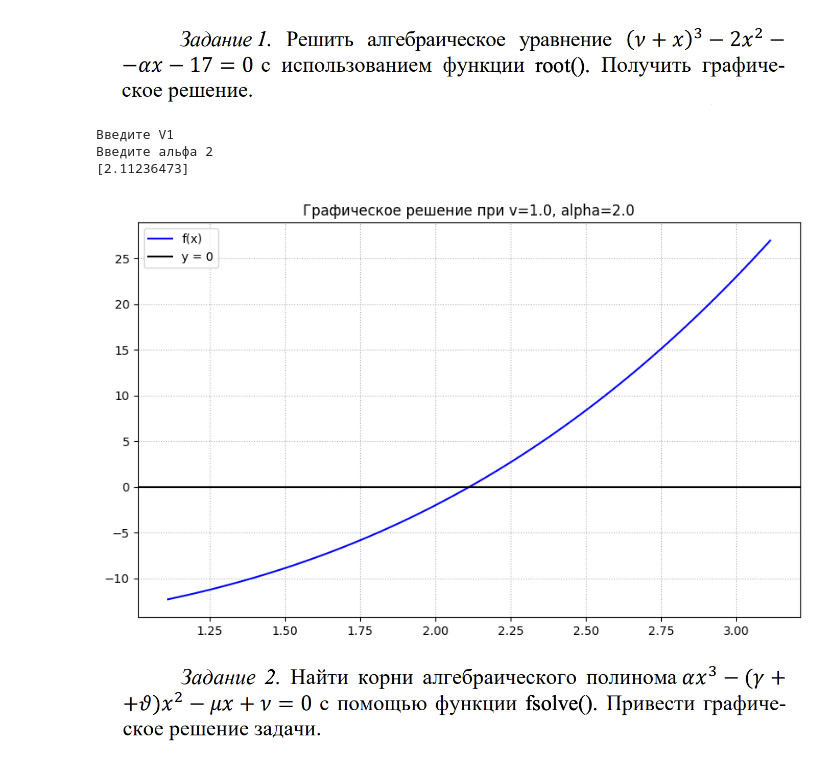
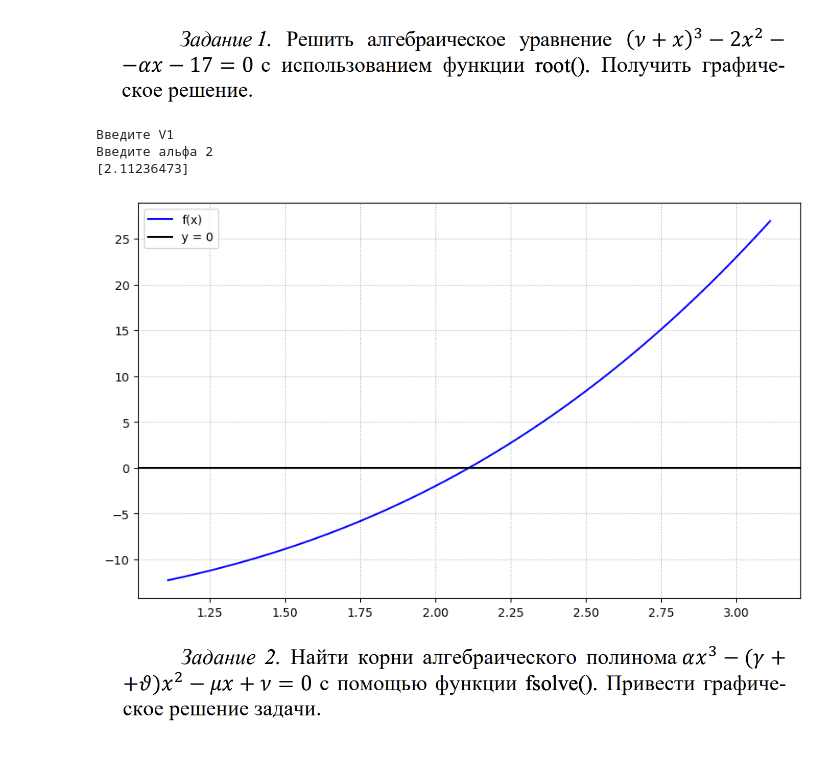
Before and after one commit to DanisStepanov/Computer-mathematics-systems, a Jupyter notebook: 4. Библиотека SciPy/Практическая_работа_№4_Библиотека_SciPy_Часть_№1.ipynb, the cells around one changed output. Drawn from its saved outputs; the diff is of its cells as text; code cells hidden in the pictures.

```diff
--- a/4. Библиотека SciPy/Практическая_работа_№4_Библиотека_SciPy_Часть_№1.ipynb
+++ b/4. Библиотека SciPy/Практическая_работа_№4_Библиотека_SciPy_Часть_№1.ipynb
@@ -115,26 +115,25 @@ print(f"Значение функции: {res.fun:.10f}")
 # %%
 from scipy.optimize import root
 v = float(input('Введите V'))
 alpha = float(input('Введите альфа '))
 def f(x):
     return (v + x)**3 - 2*x**2 - alpha*x - 17
 sol = root(f, x0=0)
 found_root = sol.x[0]
 print(sol.x)
 x_plot = np.linspace(found_root - 1, found_root + 1, 100)
 y_plot = f(x_plot)
 plt.figure(figsize=(10, 6))
 plt.plot(x_plot, y_plot, label='f(x)', color='blue')
 plt.axhline(0, color='black', label='y = 0')
-plt.title(f'Графическое решение при v={v}, alpha={alpha}')
 plt.grid(True, which='both', linestyle=':')
 plt.legend()
 plt.show()
 # %% [output]
 Введите V1
 Введите альфа 2
 [2.11236473]
-[figure, old version]
+[figure, new version]
 # %% [markdown]
 ![image.png](embedded-picture-1)
 # %%
```
Also changed, not shown: parts of 2 cells of this notebook.
